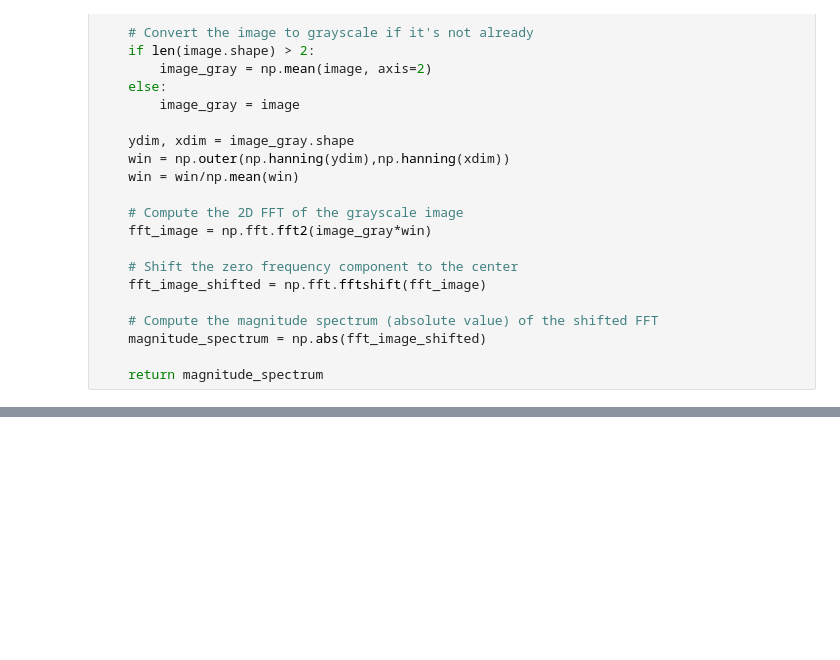
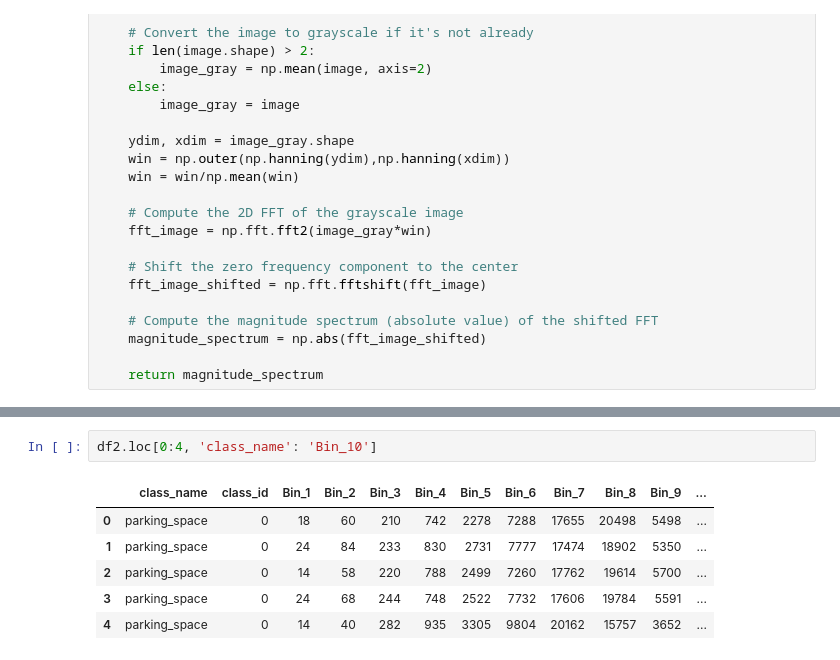
Before and after one commit to jspencermorris/terrains, a Jupyter notebook: notebooks/mm_freq_features.ipynb, the cells around one changed output, grey strips where cells are left out. Drawn from its saved outputs; the diff is of its cells as text; blank space fills up the shorter version.

```diff
--- a/notebooks/mm_freq_features.ipynb
+++ b/notebooks/mm_freq_features.ipynb
@@ -256,0 +283,9 @@ df2
+# %%
+df2.loc[0:4, 'class_name': 'Bin_10']
+# %% [output]
+|  | class_name | class_id | Bin_1 | Bin_2 | Bin_3 | Bin_4 | Bin_5 | Bin_6 | Bin_7 | Bin_8 | Bin_9 | ... |
+| 0 | parking_space | 0 | 18 | 60 | 210 | 742 | 2278 | 7288 | 17655 | 20498 | 5498 | ... |
+| 1 | parking_space | 0 | 24 | 84 | 233 | 830 | 2731 | 7777 | 17474 | 18902 | 5350 | ... |
+| 2 | parking_space | 0 | 14 | 58 | 220 | 788 | 2499 | 7260 | 17762 | 19614 | 5700 | ... |
+| 3 | parking_space | 0 | 24 | 68 | 244 | 748 | 2522 | 7732 | 17606 | 19784 | 5591 | ... |
+| 4 | parking_space | 0 | 14 | 40 | 282 | 935 | 3305 | 9804 | 20162 | 15757 | 3652 | ... |
```
Also changed, not shown: parts of 15 cells of this notebook, 1 other file.
